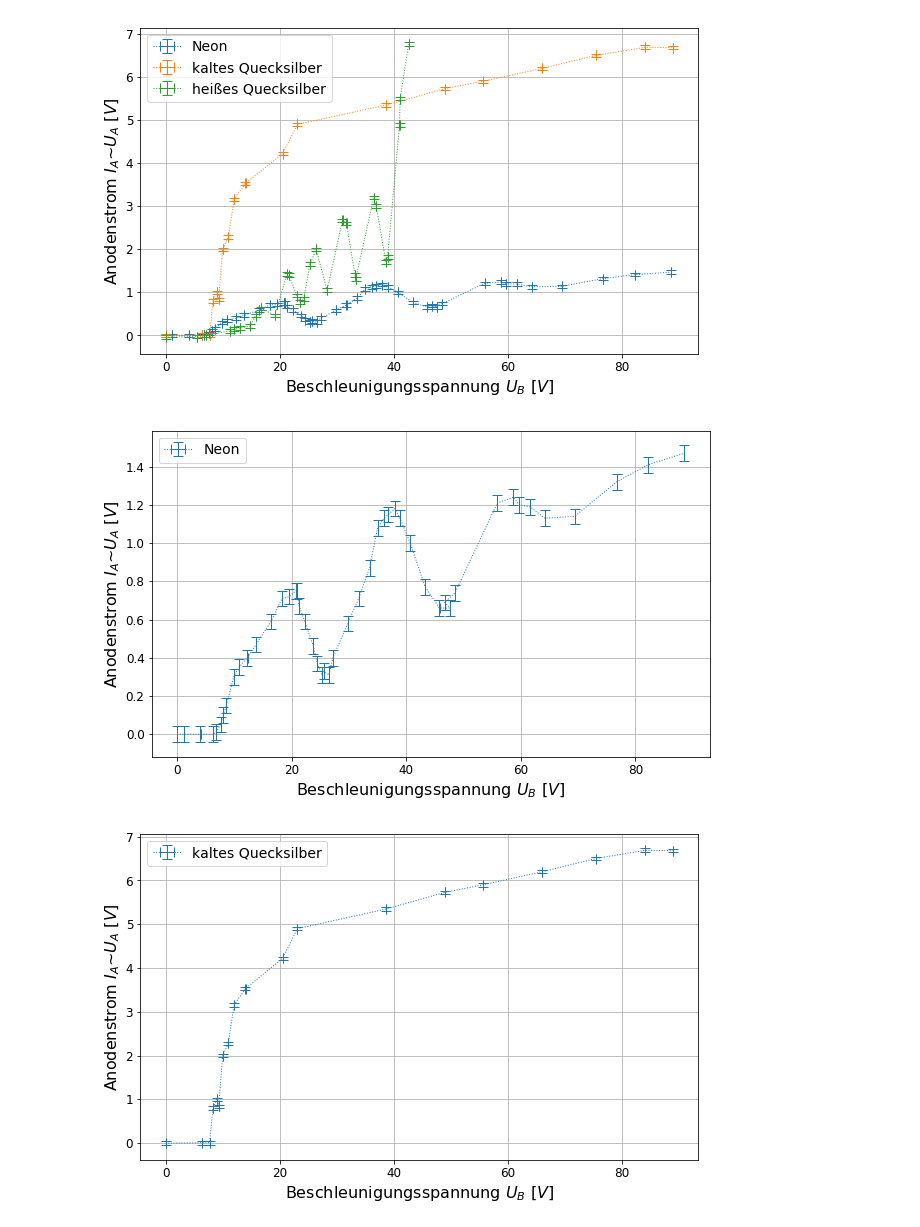
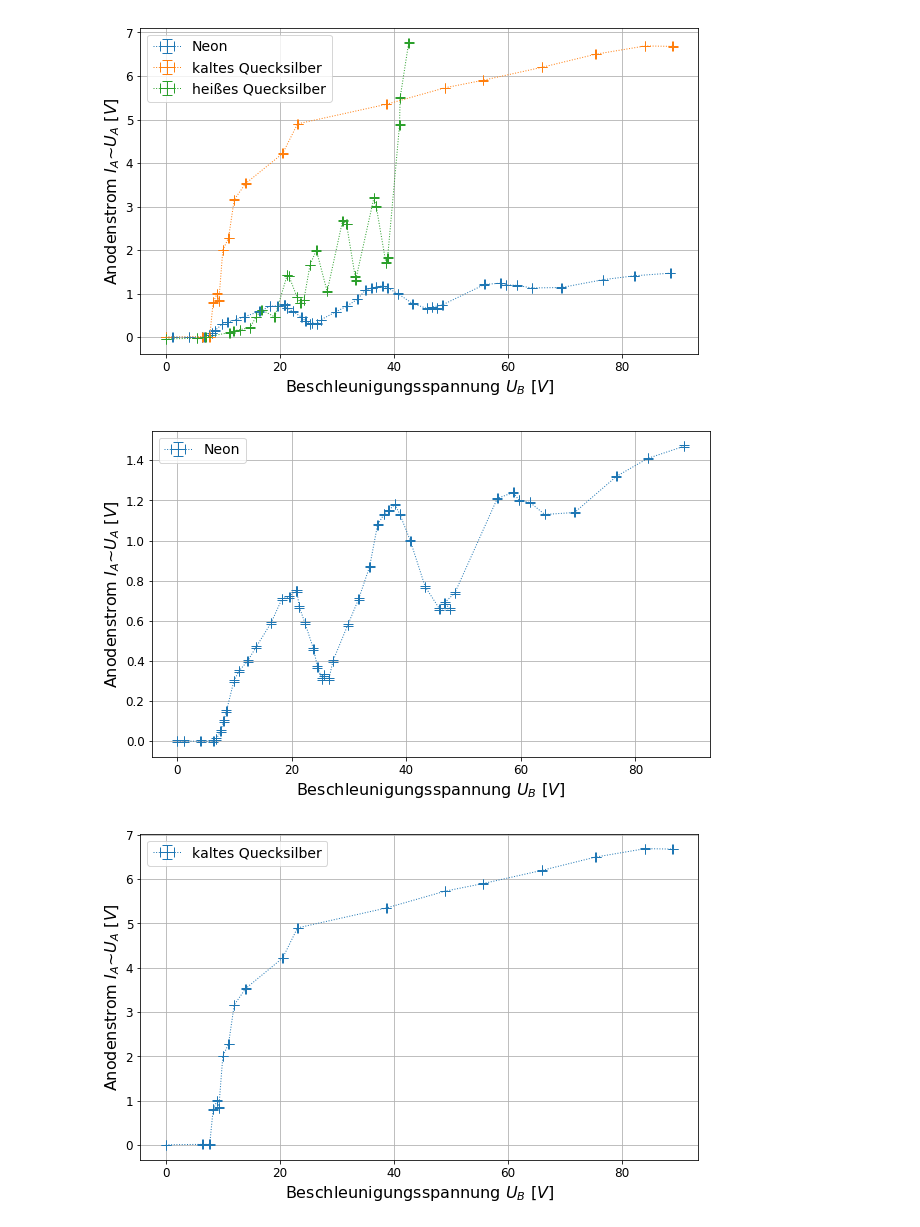
Before and after one commit to dfb159/Studium, a Jupyter notebook: Exp1/Versuchsbericht 13 - A2/A2_FrankHertz_Rechnung.ipynb, the cells around one changed output. Cells and saved outputs as stored; diff of their text form; code cells hidden in the pictures.

```diff
--- a/Exp1/Versuchsbericht 13 - A2/A2_FrankHertz_Rechnung.ipynb
+++ b/Exp1/Versuchsbericht 13 - A2/A2_FrankHertz_Rechnung.ipynb
@@ -157,9 +150,9 @@ fig=plt.figure(figsize=fig_size)
 # pfit, perr = fit_curvefit(unv(sqrth), unv(a), gerade, yerr = usd(a))
 # p = unp.uarray(pfit, perr)
 
-plt.errorbar(unv(U_Ne),unv(I_Ne),usd(U_Ne),usd(I_Ne),fmt=':', capsize=5, linewidth=1, label='Neon')
-plt.errorbar(unv(U_HgK),unv(I_HgK),usd(U_HgK),usd(I_HgK),fmt=':', capsize=5, linewidth=1, label='kaltes Quecksilber')
-plt.errorbar(unv(U_HgW),unv(I_HgW),usd(U_HgW),usd(I_HgW),fmt=':', capsize=5, linewidth=1, label='heißes Quecksilber')
+plt.errorbar(unv(U_Ne),unv(I_Ne),usd(I_Ne),usd(U_Ne),fmt=':', capsize=5, linewidth=1, label='Neon')
+plt.errorbar(unv(U_HgK),unv(I_HgK),usd(I_HgK),usd(U_HgK),fmt=':', capsize=5, linewidth=1, label='kaltes Quecksilber')
+plt.errorbar(unv(U_HgW),unv(I_HgW),usd(I_HgW),usd(U_HgW),fmt=':', capsize=5, linewidth=1, label='heißes Quecksilber')
 
 #plt.xlim(0,1200)
 plt.legend(prop={'size':fig_legendsize})
@@ -170,30 +163,30 @@ plt.ylabel("Anodenstrom $I_A$~$U_A$ [$V$]", {'fontsize': fig_legendsize+2})
 plt.savefig("data/CharakteristikZusammen.pdf")
 plt.show()
 # %% [output]
-[figure, old version]
+[figure, new version]
 # %%
 # diagramm 2: I_A / U_A neon
 
 fig=plt.figure(figsize=fig_size)
 
-plt.errorbar(unv(U_Ne),unv(I_Ne),usd(U_Ne),usd(I_Ne),fmt=':', capsize=5, linewidth=1, label='Neon')
+plt.errorbar(unv(U_Ne),unv(I_Ne),usd(I_Ne),usd(U_Ne),fmt=':', capsize=5, linewidth=1, label='Neon')
 
 #plt.xlim(0,1200)
 plt.legend(prop={'size':fig_legendsize})
 plt.grid()
 plt.tick_params(labelsize=fig_labelsize)
 plt.xlabel("Beschleunigungsspannung $U_B$ [$V$]", {'fontsize':fig_legendsize+2})
 plt.ylabel("Anodenstrom $I_A$~$U_A$ [$V$]", {'fontsize': fig_legendsize+2})
 plt.savefig("data/CharakteristikNe.pdf")
 plt.show()
 # %% [output]
-[figure, old version]
+[figure, new version]
 # %%
 # diagramm 3: I_A / U_A Quecksilber kalt
 
 fig=plt.figure(figsize=fig_size)
 
-plt.errorbar(unv(U_HgK),unv(I_HgK),usd(U_HgK),usd(I_HgK),fmt=':', capsize=5, linewidth=1, label='kaltes Quecksilber')
+plt.errorbar(unv(U_HgK),unv(I_HgK),usd(I_HgK),usd(U_HgK),fmt=':', capsize=5, linewidth=1, label='kaltes Quecksilber')
 
 #plt.xlim(0,1200)
 plt.legend(prop={'size':fig_legendsize})
@@ -204,7 +197,7 @@ plt.ylabel("Anodenstrom $I_A$~$U_A$ [$V$]", {'fontsize': fig_legendsize+2})
 plt.savefig("data/CharakteristikHgKalt.pdf")
 plt.show()
 # %% [output]
-[figure, old version]
+[figure, new version]
 # %%
 # diagramm 4: I_A / U_A Quecksilber Warm
 
```
Also changed, not shown: parts of 3 cells of this notebook, 16 other files.
